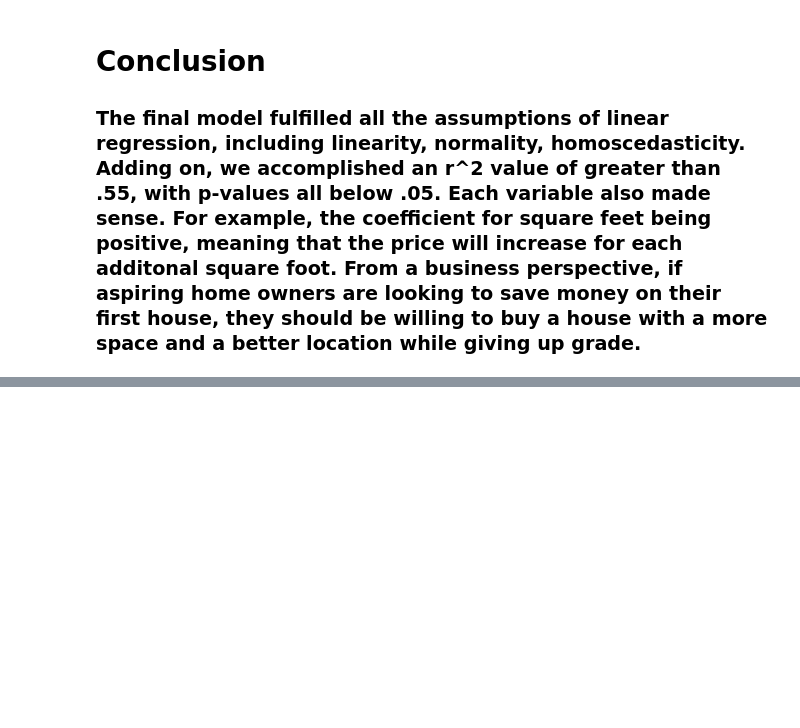
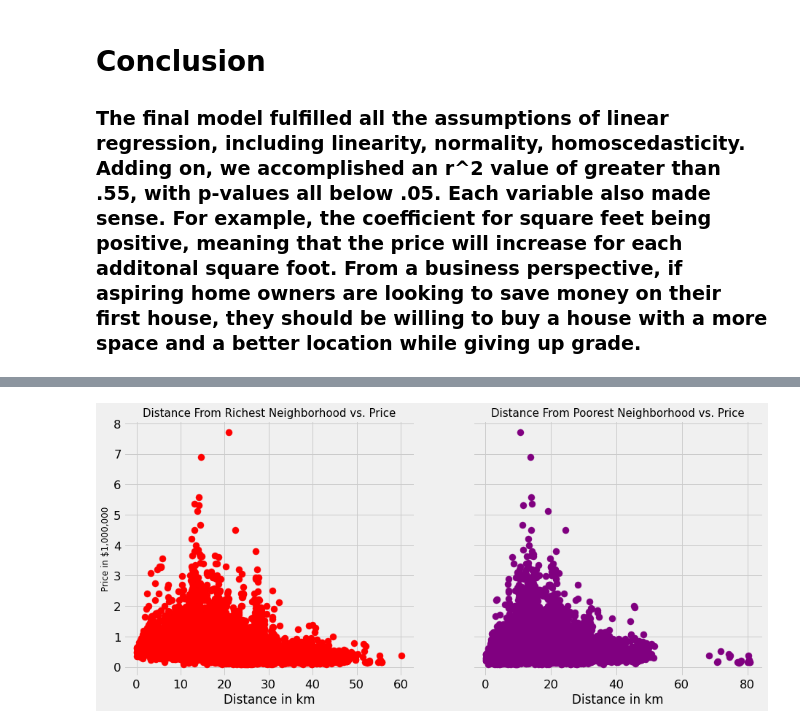
Before and after one commit to mzimmer52/Module-2, a Jupyter notebook: Final Version.ipynb, the cells around one changed output, grey strips where cells are left out. Cells and saved outputs as stored; diff of their text form; code cells hidden in the pictures; blank space fills up the shorter version.

```diff
--- a/Final Version.ipynb
+++ b/Final Version.ipynb
@@ -1019,0 +1040,12 @@ progress[(progress.cc>.5) & (progress.cc<1)]
+# %%
+with plt.style.context("fivethirtyeight"):
+    fig, ax = plt.subplots(1,2, figsize = (14,6), sharey = True)
+    ax[0].scatter(df["zip_distance_rich"], df.price/1000000, color = "red");
+    ax[0].set_title("Distance From Richest Neighborhood vs. Price", size = 15)
+    ax[0].set_ylabel("Price in $1,000,000", size = 12)
+    ax[0].set_xlabel("Distance in km")
+    ax[1].scatter(df["zip_distance_poor"], df.price/1000000, color = "purple");
+    ax[1].set_title("Distance From Poorest Neighborhood vs. Price", size = 15)
+    ax[1].set_xlabel("Distance in km")
+# %% [output]
+[figure, added]
```
Also changed, not shown: parts of 2 cells of this notebook, 8 other files.
